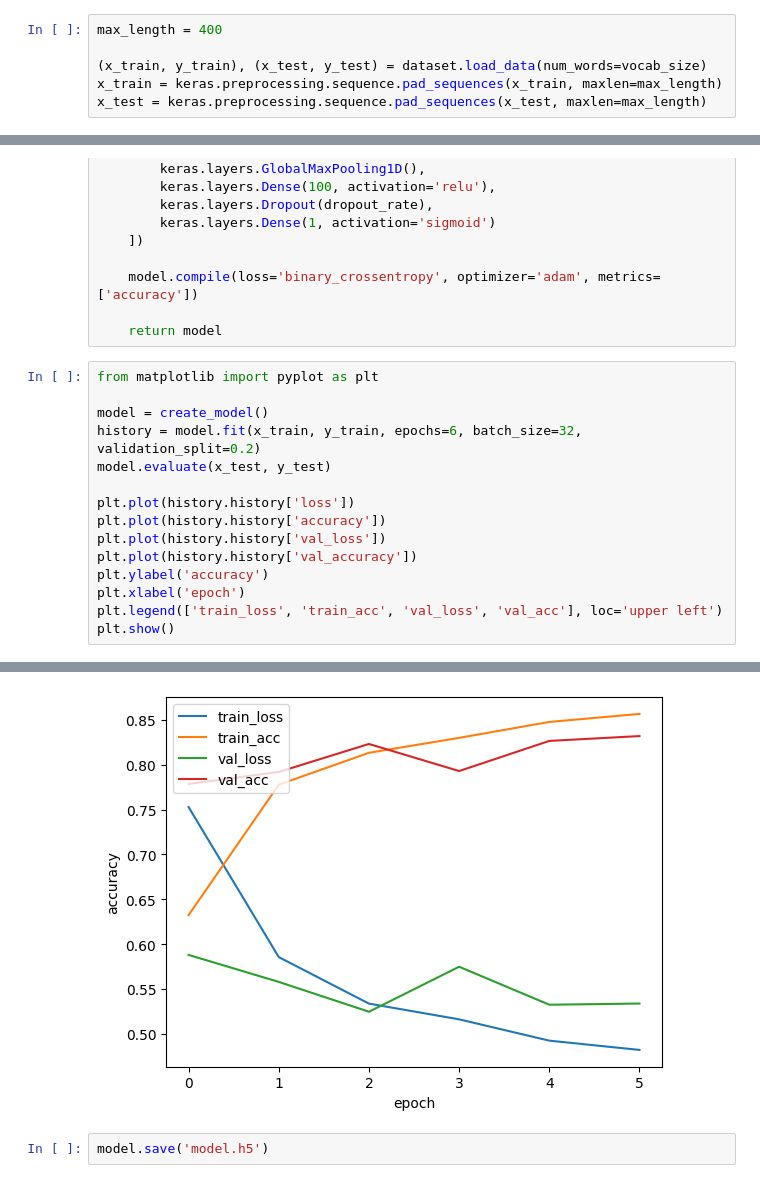
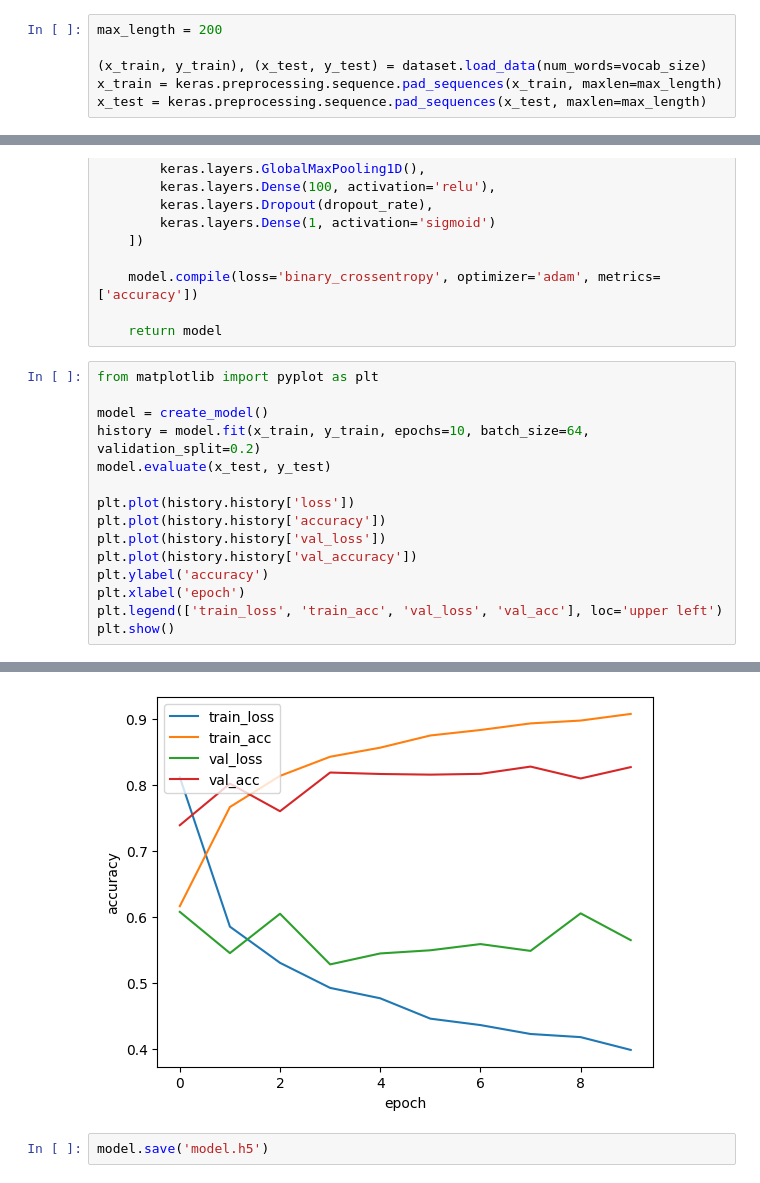
Before and after one commit to hert5796/yoonkim2014, a Jupyter notebook: model.ipynb, the cells around one changed output, grey strips where cells are left out. Saved outputs shown, nothing was run; the diff lists cells and outputs as text.

```diff
--- a/model.ipynb
+++ b/model.ipynb
@@ -23,7 +23,7 @@ word_matrix.shape
 To enable them in other operations, rebuild TensorFlow with the appropriate compiler flags.
 (88585, 300)
 # %%
-max_length = 400
+max_length = 200
 
 (x_train, y_train), (x_test, y_test) = dataset.load_data(num_words=vocab_size)
 x_train = keras.preprocessing.sequence.pad_sequences(x_train, maxlen=max_length)
@@ -50,7 +50,7 @@ def create_model(feature_maps=64, filer_window=3, dropout_rate=0.5, l2_alpha=0.0
 from matplotlib import pyplot as plt
 
 model = create_model()
-history = model.fit(x_train, y_train, epochs=6, batch_size=32, validation_split=0.2)
+history = model.fit(x_train, y_train, epochs=10, batch_size=64, validation_split=0.2)
 model.evaluate(x_test, y_test)
 
 plt.plot(history.history['loss'])
@@ -79,3 +82,3 @@ Epoch 6/6
-[figure, old version]
+[figure, new version]
 # %%
 model.save('model.h5')
```
Also changed, not shown: parts of 2 cells of this notebook, 1 other file.
